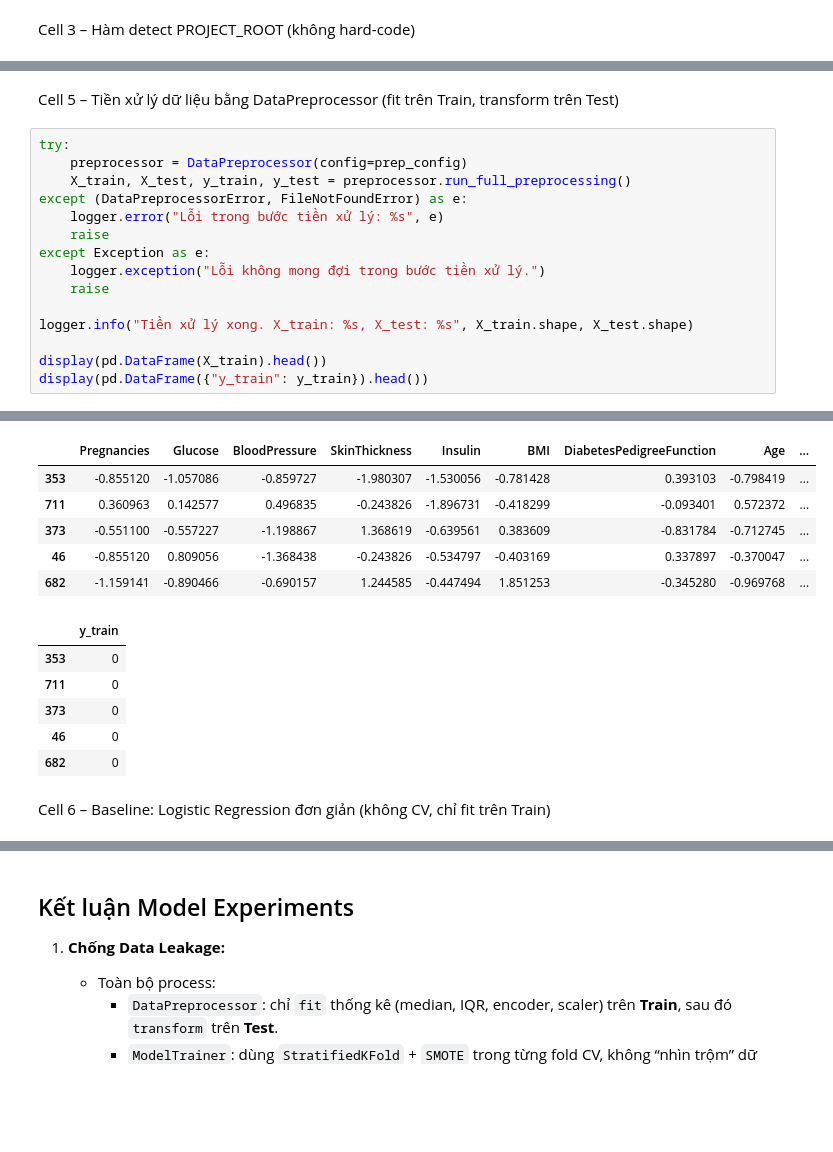
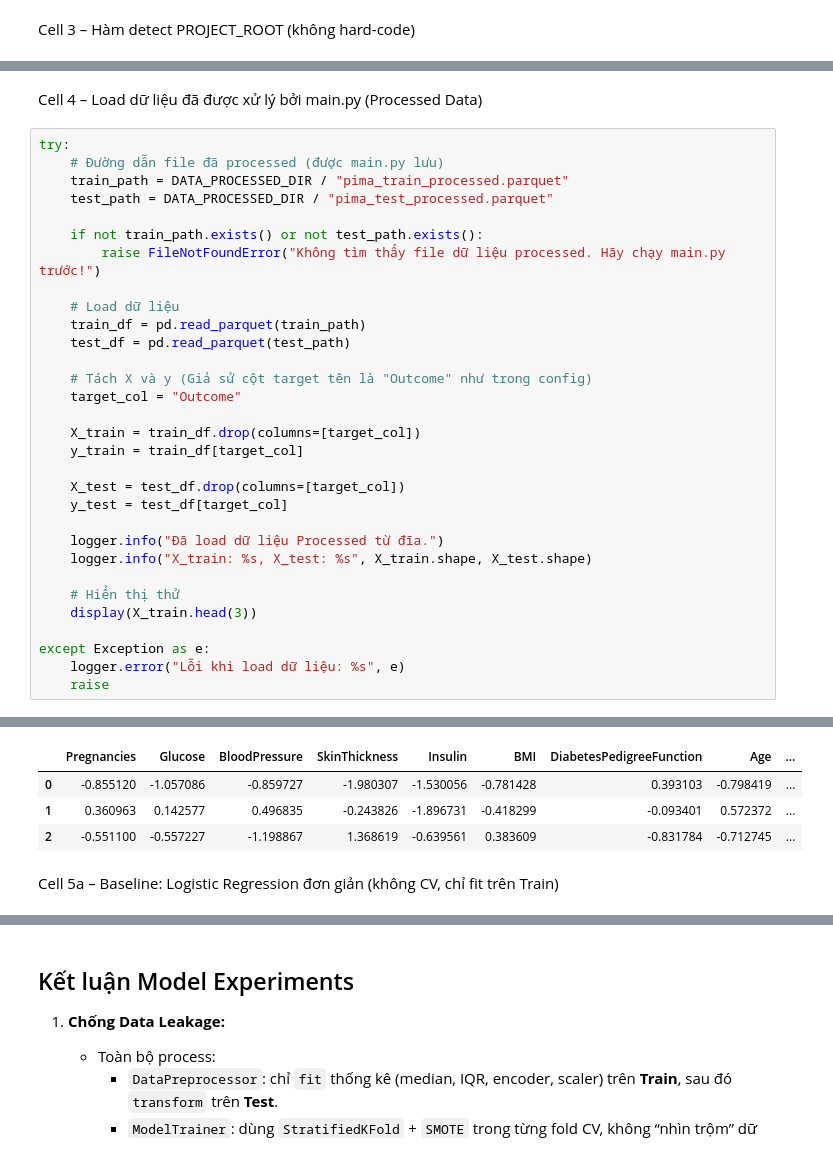
Before and after one commit to uythanhpham/Nhom-3--Python-cho-KHDL---2025---2026, a Jupyter notebook: pima-diabetes-project/notebooks/02_model_experiments.ipynb, the cells around one changed output, grey strips where cells are left out. Drawn from its saved outputs; the diff is of its cells as text; blank space fills up the shorter version.

```diff
--- a/pima-diabetes-project/notebooks/02_model_experiments.ipynb
+++ b/pima-diabetes-project/notebooks/02_model_experiments.ipynb
@@ -217,18 +123,34 @@ prep_config, trainer_config
 # %% [markdown]
-Cell 5 – Tiền xử lý dữ liệu bằng DataPreprocessor (fit trên Train, transform trên Test)
+Cell 4 – Load dữ liệu đã được xử lý bởi main.py (Processed Data)
 # %%
 try:
-    preprocessor = DataPreprocessor(config=prep_config)
-    X_train, X_test, y_train, y_test = preprocessor.run_full_preprocessing()
-except (DataPreprocessorError, FileNotFoundError) as e:
-    logger.error("Lỗi trong bước tiền xử lý: %s", e)
+    # Đường dẫn file đã processed (được main.py lưu)
+    train_path = DATA_PROCESSED_DIR / "pima_train_processed.parquet"
+    test_path = DATA_PROCESSED_DIR / "pima_test_processed.parquet"
+
+    if not train_path.exists() or not test_path.exists():
+        raise FileNotFoundError("Không tìm thấy file dữ liệu processed. Hãy chạy main.py trước!")
+
+    # Load dữ liệu
+    train_df = pd.read_parquet(train_path)
+    test_df = pd.read_parquet(test_path)
+
+    # Tách X và y (Giả sử cột target tên là "Outcome" như trong config)
+    target_col = "Outcome"
+
+    X_train = train_df.drop(columns=[target_col])
+    y_train = train_df[target_col]
+
+    X_test = test_df.drop(columns=[target_col])
+    y_test = test_df[target_col]
+
+    logger.info("Đã load dữ liệu Processed từ đĩa.")
+    logger.info("X_train: %s, X_test: %s", X_train.shape, X_test.shape)
+
+    # Hiển thị thử
+    display(X_train.head(3))
+
+except Exception as e:
+    logger.error("Lỗi khi load dữ liệu: %s", e)
     raise
-except Exception as e:
-    logger.exception("Lỗi không mong đợi trong bước tiền xử lý.")
-    raise
-
-logger.info("Tiền xử lý xong. X_train: %s, X_test: %s", X_train.shape, X_test.shape)
-
-display(pd.DataFrame(X_train).head())
-display(pd.DataFrame({"y_train": y_train}).head())
 # %% [output]
@@ -252,17 +159,9 @@ display(pd.DataFrame({"y_train": y_train}).head())
 |  | Pregnancies | Glucose | BloodPressure | SkinThickness | Insulin | BMI | DiabetesPedigreeFunction | Age | ... |
-| 353 | -0.855120 | -1.057086 | -0.859727 | -1.980307 | -1.530056 | -0.781428 | 0.393103 | -0.798419 | ... |
-| 711 | 0.360963 | 0.142577 | 0.496835 | -0.243826 | -1.896731 | -0.418299 | -0.093401 | 0.572372 | ... |
-| 373 | -0.551100 | -0.557227 | -1.198867 | 1.368619 | -0.639561 | 0.383609 | -0.831784 | -0.712745 | ... |
-| 46 | -0.855120 | 0.809056 | -1.368438 | -0.243826 | -0.534797 | -0.403169 | 0.337897 | -0.370047 | ... |
-| 682 | -1.159141 | -0.890466 | -0.690157 | 1.244585 | -0.447494 | 1.851253 | -0.345280 | -0.969768 | ... |
+| 0 | -0.855120 | -1.057086 | -0.859727 | -1.980307 | -1.530056 | -0.781428 | 0.393103 | -0.798419 | ... |
+| 1 | 0.360963 | 0.142577 | 0.496835 | -0.243826 | -1.896731 | -0.418299 | -0.093401 | 0.572372 | ... |
+| 2 | -0.551100 | -0.557227 | -1.198867 | 1.368619 | -0.639561 | 0.383609 | -0.831784 | -0.712745 | ... |
-|  | y_train |
-| 353 | 0 |
-| 711 | 0 |
-| 373 | 0 |
-| 46 | 0 |
-| 682 | 0 |
 # %% [markdown]
-Cell 6 – Baseline: Logistic Regression đơn giản (không CV, chỉ fit trên Train)
+Cell 5a – Baseline: Logistic Regression đơn giản (không CV, chỉ fit trên Train)
 # %%
 from sklearn.linear_model import LogisticRegression
 from sklearn.metrics import (
```
Also changed, not shown: parts of 21 cells of this notebook, 22 other files.
